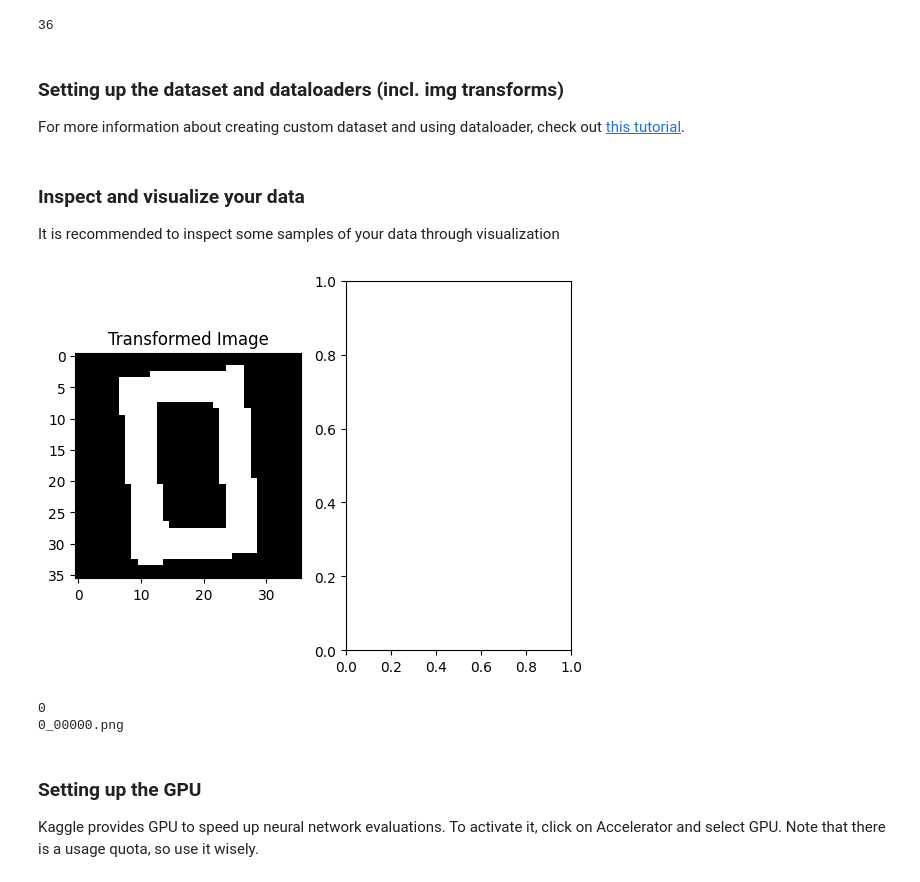
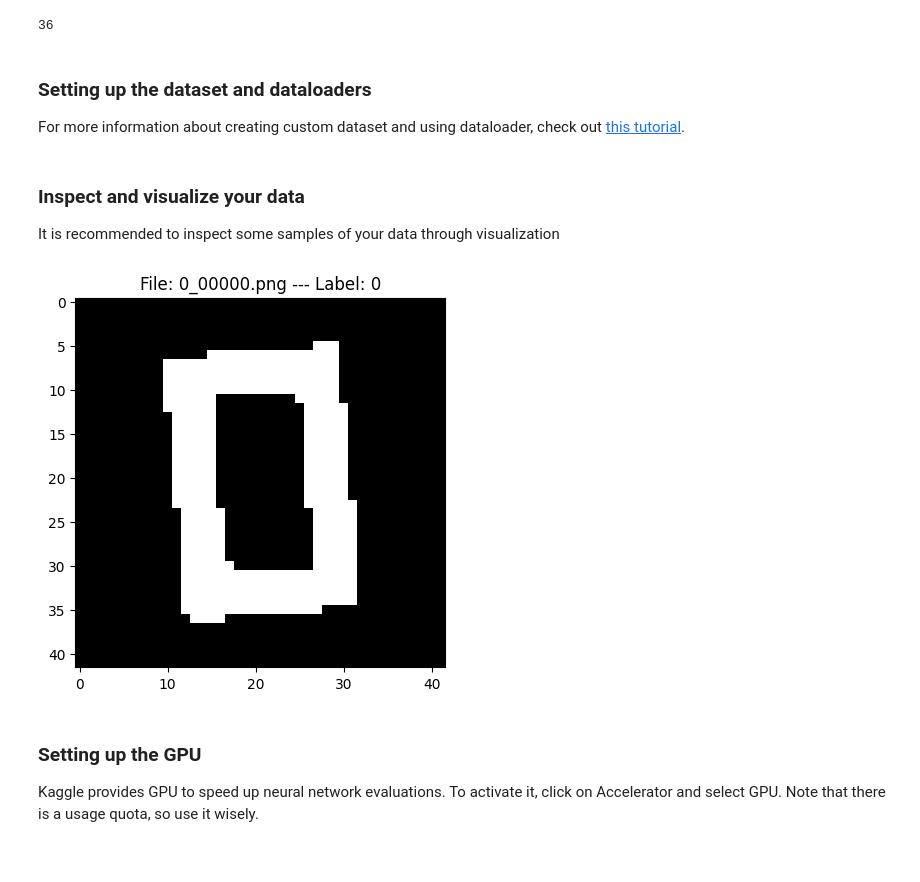
Before and after one commit to ItsMeNengYi/CS4243-mini-project, a Jupyter notebook: ze-hao_char_identification_model_training.ipynb, the cells around one changed output. Saved outputs shown, nothing was run; the diff lists cells and outputs as text; code cells hidden in the pictures.

```diff
--- a/ze-hao_char_identification_model_training.ipynb
+++ b/ze-hao_char_identification_model_training.ipynb
@@ -70,6 +70,6 @@ print(num_classes)
 36
 # %% [markdown]
 
-### Setting up the dataset and dataloaders (incl. img transforms)
+### Setting up the dataset and dataloaders
 
 For more information about creating custom dataset and using dataloader, check out [this tutorial](https://pytorch.org/tutorials/beginner/basics/data_tutorial.html).
@@ -128,6 +76,6 @@ def cv2_preprocess(img):
 # %%
 class CharDataset(torch.utils.data.Dataset):
-    def __init__(self, data_dir="", transform=None, is_train=True):
+    def __init__(self, data_dir="", is_train=True):
         self.data_dir = data_dir
 
         # Get all PNG files
@@ -149,19 +97,27 @@ class CharDataset(torch.utils.data.Dataset):
         label_idx = char_classes[label_str]
 
         img_path = os.path.join(self.data_dir, fname)
-        img = cv2.imread(img_path)
+        img = cv2.imread(img_path, cv2.IMREAD_GRAYSCALE)
         if img is None:
             raise FileNotFoundError(f"Cannot read image {img_path}")
 
-        # Preprocess img with cv2
-        img = cv2_preprocess(img)
+        # Preprocess img with cv2 resize if incorrect size
+        if img.shape[0] != 42 or img.shape[1] != 42:
+            img = cv2.resize(img, (42, 42), interpolation=cv2.INTER_LINEAR)
 
-        return fname, img, label_idx
+        # Normalize to [0,1] and convert to float32
+        img = img.astype('float32') / 255.0
+        # Add channel dimension (1, 42, 42)
+        img = np.expand_dims(img, axis=0)
+        # Convert to torch tensors
+        img_tensor = torch.tensor(img, dtype=torch.float32)
+
+        return fname, img_tensor, label_idx
 # %%
-train_dataset = CharDataset(data_dir=train_data_dir, transform=transform, is_train=True)
+train_dataset = CharDataset(data_dir=train_data_dir, is_train=True)
 train_dataloader = torch.utils.data.DataLoader(train_dataset, batch_size=50, shuffle=True)
 
-test_dataset = CharDataset(data_dir=train_data_dir, transform=transform, is_train=False)
+test_dataset = CharDataset(data_dir=train_data_dir, is_train=False)
 test_dataloader = torch.utils.data.DataLoader(test_dataset, batch_size=50, shuffle=False)
 # %% [markdown]
 ### Inspect and visualize your data
@@ -170,16 +126,11 @@ It is recommended to inspect some samples of your data through visualization
 # %%
 img_id, X_transformed, y = train_dataset[0]
 
-fig, ax = plt.subplots(nrows=1, ncols=2)
-ax[0].imshow(F.to_pil_image(X_transformed), cmap='gray')
-ax[0].title.set_text('Transformed Image')
+plt.imshow(X_transformed[0], cmap='gray')
+plt.title(f'File: {img_id} --- Label: {y}')
 plt.show()
-print(y)
-print(img_id)
 # %% [output]
-[figure, old version]
+[figure, new version]
-0
-0_00000.png
 # %% [markdown]
 
 ### Setting up the GPU
```
Also changed, not shown: parts of 8 cells of this notebook, 2 other files.
